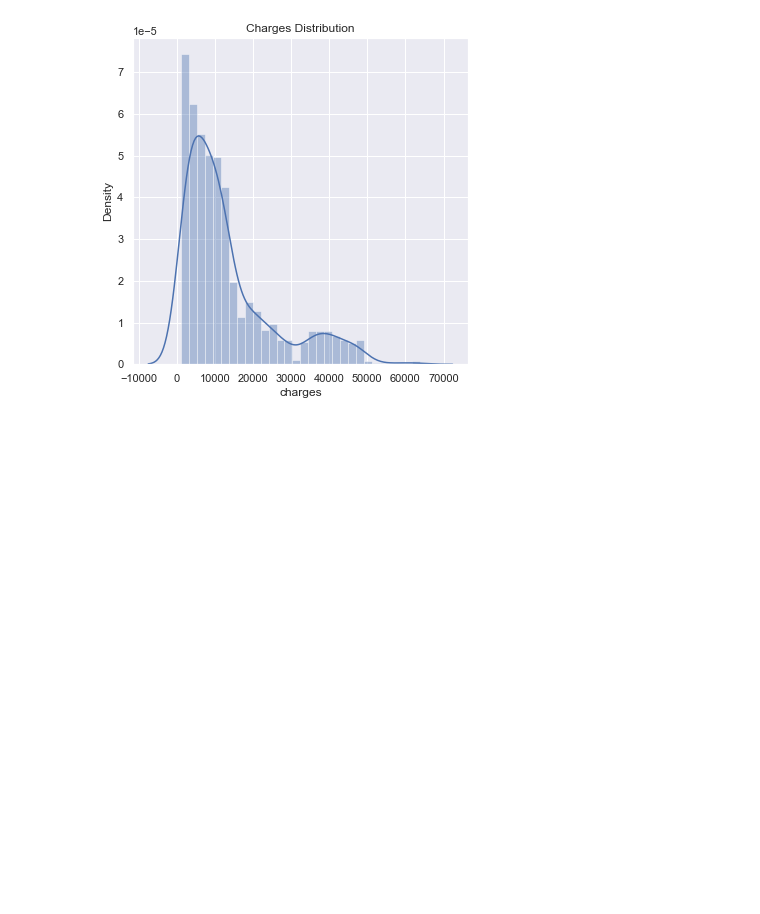
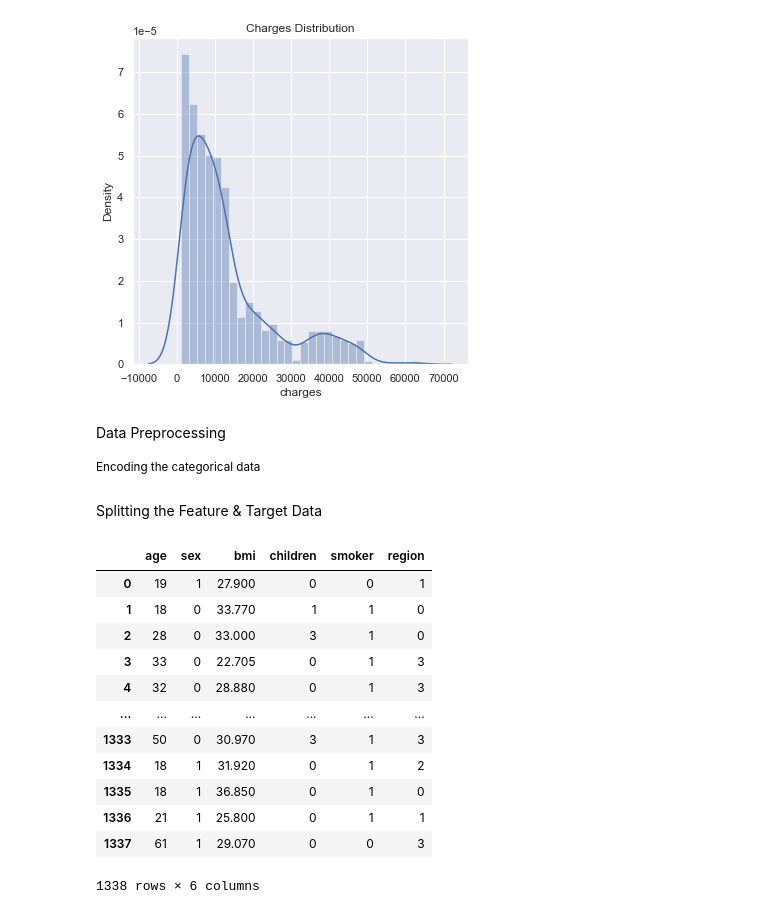
Before and after one commit to AhorIsaac/ml-med-ins-cost-pred, a Jupyter notebook: med-ins-cost-pred.ipynb, the cells around one changed output. Drawn from its saved outputs; the diff is of its cells as text; code cells hidden in the pictures; blank space fills up the shorter version.

Commit message:
feat: Data Preprocessing

```diff
--- a/med-ins-cost-pred.ipynb
+++ b/med-ins-cost-pred.ipynb
@@ -176,3 +176,38 @@ plt.title("Charges Distribution")
 plt.show()
 # %% [output]
 [figure]
+# %% [markdown]
+Data Preprocessing
+
+<small>Encoding the categorical data </small>
+# %%
+# -- encoding `sex` column
+insurance_dataset.replace({'sex': {'male':0, 'female': 1}}, inplace=True)
+
+# -- encoding `smoker` column
+insurance_dataset.replace({'smoker': {'yes': 0, 'no': 1}}, inplace=True)
+
+# -- encoding `region` column
+insurance_dataset.replace({'region':
+    {'southeast': 0, 'southwest': 1, 'northeast': 2, 'northwest': 3}}, inplace=True)
+# %% [markdown]
+Splitting the Feature & Target Data
+# %%
+X = insurance_dataset.drop(columns='charges')
+y = insurance_dataset['charges']
+# %%
+X
+# %% [output]
+|  | age | sex | bmi | children | smoker | region |
+| 0 | 19 | 1 | 27.900 | 0 | 0 | 1 |
+| 1 | 18 | 0 | 33.770 | 1 | 1 | 0 |
+| 2 | 28 | 0 | 33.000 | 3 | 1 | 0 |
+| 3 | 33 | 0 | 22.705 | 0 | 1 | 3 |
+| 4 | 32 | 0 | 28.880 | 0 | 1 | 3 |
+| ... | ... | ... | ... | ... | ... | ... |
+| 1333 | 50 | 0 | 30.970 | 3 | 1 | 3 |
+| 1334 | 18 | 1 | 31.920 | 0 | 1 | 2 |
+| 1335 | 18 | 1 | 36.850 | 0 | 1 | 0 |
+| 1336 | 21 | 1 | 25.800 | 0 | 1 | 1 |
+| 1337 | 61 | 1 | 29.070 | 0 | 0 | 3 |
+1338 rows × 6 columns
```
Also changed, not shown: parts of 4 cells of this notebook.
